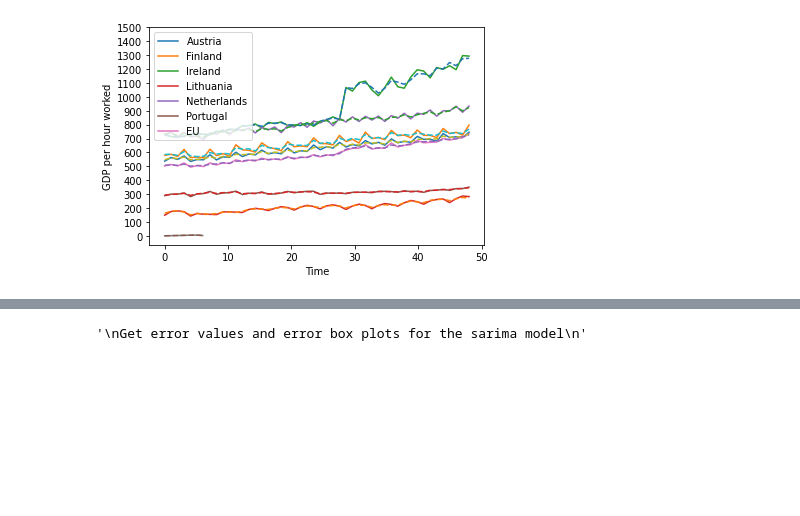
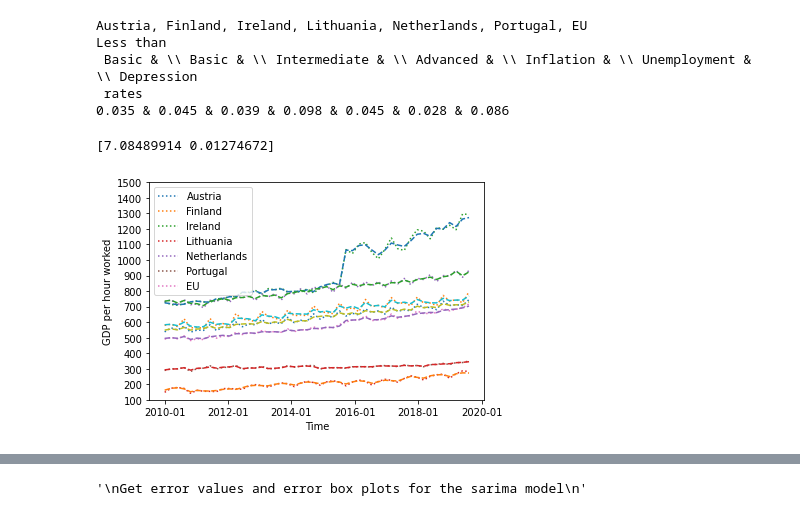
Before and after one commit to nisa-bayraktar/european_productivity, a Jupyter notebook: combined_features.ipynb, the cells around one changed output, grey strips where cells are left out. Drawn from its saved outputs; the diff is of its cells as text; code cells hidden in the pictures; blank space fills up the shorter version.

Commit message:
did some figures

```diff
--- a/combined_features.ipynb
+++ b/combined_features.ipynb
@@ -324,19 +286,29 @@ Total Loss:  7.6524399591621135 Loss:  0.012176991530132604
 '''
 Attempting to vary values in regression to assess impact on productivity
 '''
+X = data[0, :, 2:]
+y = data[0, :, 1]
+y_out = np.zeros((y.shape[0], X.shape[1]))
+y_pred = np.zeros((y.shape[0], X.shape[1]))
+loss = {}
 for i in range(X.shape[1]):
-    X = data[0, :, 2:]
-    y = data[0, :, 0]
     regr = RandomForestRegressor()
     regr.fit(X, y)
-    X[:, i] = X[:, i] *2
-    y_pred = regr.predict(X)
+    xi = X[:, i].copy()
+    X[:, i] = 0
+    y_out[:, i] = y
+    y_pred[:, i] = regr.predict(X)
     t = np.linspace(0, y.shape[0], y.shape[0])
-    total_loss, abs_loss = cal_loss(y, y_pred, t.size)
-    print(total_loss, abs_loss)
-    colours = ['b', 'r']
-    fig, (ax1) = plt.subplots(1, 1)
-    ax1.plot(t, y, colours[0], t, y_pred, colours[1])
-    ax1.set(xlabel='Time', ylabel='GDP per hour worked')
-    ax1.legend(['GDP per hour worked', 'GDP per hour worked predicted'])
+    total_loss, abs_loss = cal_loss(y, y_pred[:, i], t.size)
+    loss[features[i]] = abs_loss
+    X[:, i] = xi
+colours = ['b', 'g', 'r', 'c', 'm', 'y', 'k']
+fig, (ax1) = plt.subplots(1, 1)
+ax1.plot(t, y_out[:, 0], 'b', t, y_pred, colours)
+ax1.set(xlabel='Time', ylabel='GDP per hour worked')
+ax1.legend(features)
+ax1.set(yticks = np.linspace(500, 800, 7), yticklabels = np.linspace(500, 800, 7, dtype=int))
+ax1.set(xticklabels = np.arange('2008-01', '2020-12',np.timedelta64(24,'M'), dtype='datetime64'))
+ax1.set_ylim(500, 800)
 plt.savefig('figures/varying_value_regression.png')
+print(loss)
@@ -343,32 +318,47 @@ plt.savefig('figures/varying_value_regression.png')
+# %%
+print(', '.join(countries))
+print(' & \\\ '.join(features))
+print(' & '.join(['{:.3f}'.format(x) for x in loss.values()]))
+# %% [output]
+Austria, Finland, Ireland, Lithuania, Netherlands, Portugal, EU
+Less than
+ Basic & \\ Basic & \\ Intermediate & \\ Advanced & \\ Inflation & \\ Unemployment & \\ Depression
+ rates
+0.035 & 0.045 & 0.039 & 0.098 & 0.045 & 0.028 & 0.086
 # %%
 '''
 Regression on a variety of countries
 '''
 y1, y, X = np.split(data[:2,:,:], [1,2], axis=2)
 X = countries_data[:, :, 2:]
 y = countries_data[:, :, 1]
 y = y.reshape(y.shape[0], y.shape[1])
 y_reg = np.zeros((y.shape))
 loss = np.zeros((y.shape[0], 2))
 
 for i in range(y.shape[0]):
     regr = RandomForestRegressor()
     regr.fit(X[i, :, :], y[i, :])
     y_reg[i, :] = regr.predict(X[i, :, :])
     t = np.linspace(0, y.shape[1], y.shape[1])
     loss[i, :] = cal_loss(y[i, :], y_reg[i, :], t.size)
 
 colours = ['b', 'g', 'k', 'r', 'o', 'y', 'k']
 
 fig, (ax1) = plt.subplots(1, 1)
-ax1.plot(t, y.T, colours)
+
+ax1.plot(t, y.T, colours, linestyle= 'dotted')
 ax1.plot(t, y_reg.T, colours, linestyle = 'dashed')
 ax1.set(xlabel='Time', ylabel='GDP per hour worked')
-ax1.set(yticks = np.linspace(0, 1500, 16), yticklabels = np.linspace(0, 1500, 16, dtype=int))
+ax1.set(yticks = np.linspace(100, 1500, 15), yticklabels = np.linspace(100, 1500, 15, dtype=int))
+ax1.set(xticklabels = np.arange('2008-01', '2020-12',np.timedelta64(24,'M'), dtype='datetime64'))
 ax1.legend(countries)
+ax1.set_ylim(100, 1500)
 plt.savefig('figures/countries_regression.png')
+print(np.mean(loss, axis=0))
 # %% [output]
+[7.08489914 0.01274672]
-[figure, old version]
+[figure, new version]
 # %%
 '''
 Making a dataframe in Neural Prophet format
```
Also changed, not shown: parts of 18 cells of this notebook, 5 other files.
